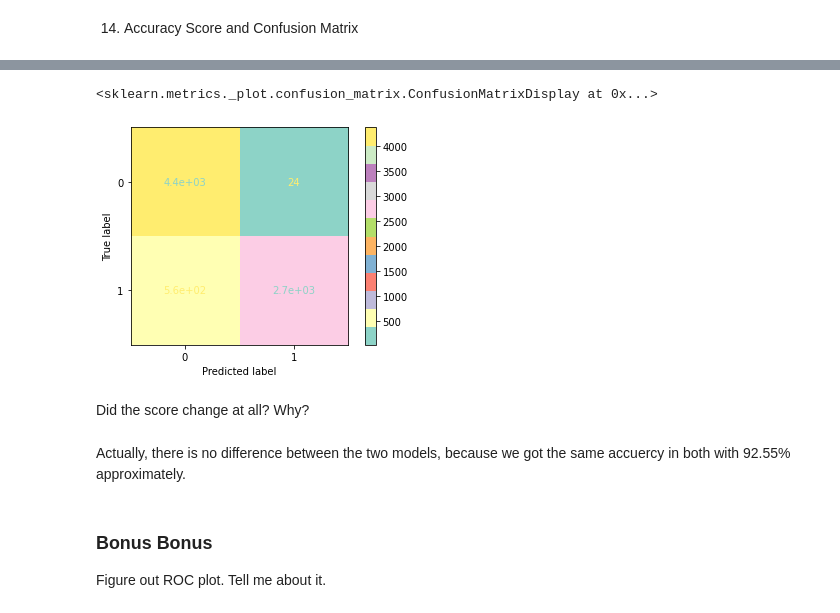
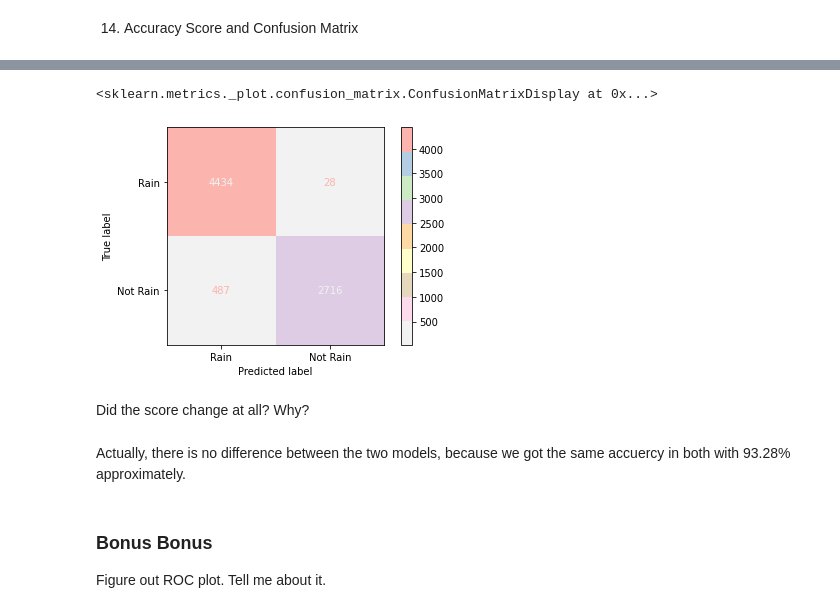
Before and after one commit to ibedoor/machine-learning, a Jupyter notebook: confusion_matrix_assignment.ipynb, the cells around one changed output, grey strips where cells are left out. Drawn from its saved outputs; the diff is of its cells as text; code cells hidden in the pictures.

```diff
--- a/confusion_matrix_assignment.ipynb
+++ b/confusion_matrix_assignment.ipynb
@@ -393,14 +393,14 @@ sns.heatmap(cf, annot=labels, fmt='', cmap='Set3').set_title("Confusion Matrix")
 # %%
 # confusion matrix by sklearn
 from sklearn.metrics import plot_confusion_matrix
-plot_confusion_matrix(lr, X=X_test, y_true=y_test, cmap='Set3')
+plot_confusion_matrix(lr, X=X_test, y_true=y_test, cmap='Pastel1_r', display_labels=['Rain', 'Not Rain'], values_format='')
 # %% [output]
 <sklearn.metrics._plot.confusion_matrix.ConfusionMatrixDisplay at 0x...>
-[figure, old version]
+[figure, new version]
 # %% [markdown]
 Did the score change at all? Why?
 # %% [markdown]
-Actually, there is no difference between the two models, because we got the same accuercy in both with 92.55% approximately.
+Actually, there is no difference between the two models, because we got the same accuercy in both with 93.28% approximately.
 # %% [markdown]
 ### Bonus Bonus
 Figure out ROC plot. Tell me about it.
```
Also changed, not shown: parts of 19 cells of this notebook.
